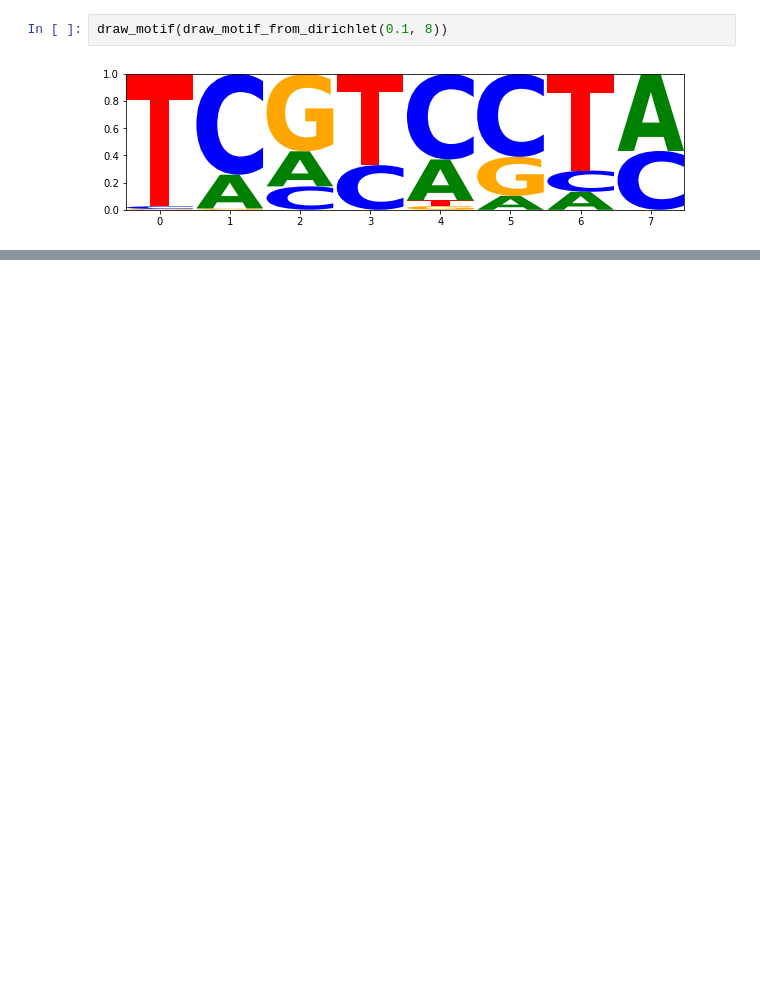
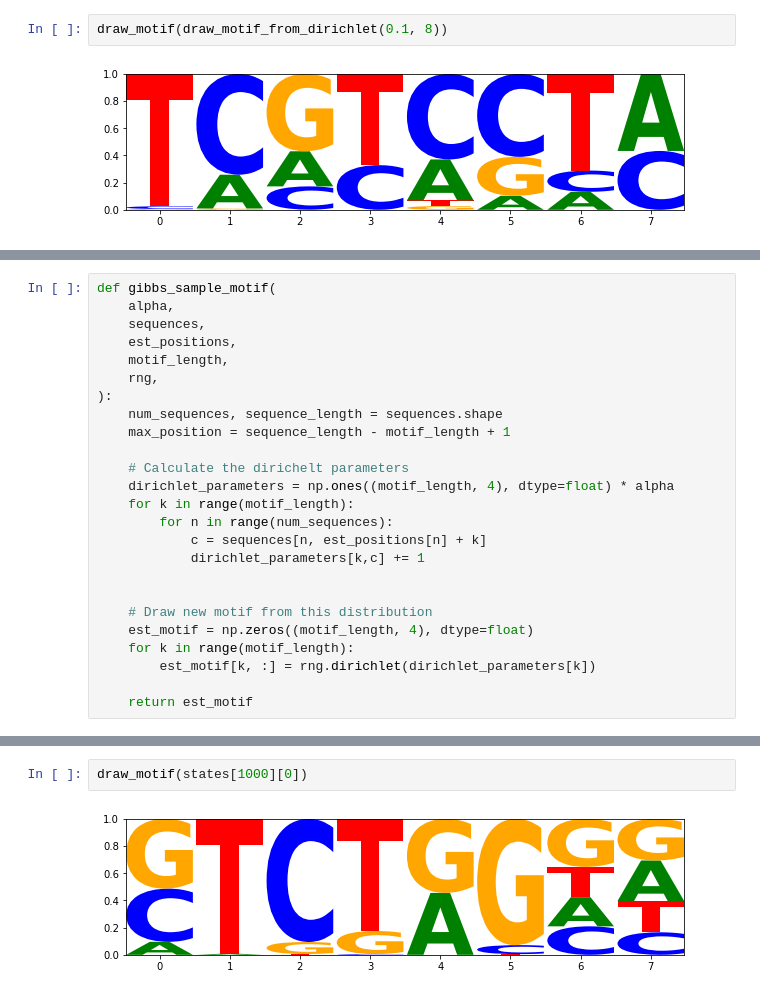
Before and after one commit to regevs/practical, a Jupyter notebook: EM.ipynb, the cells around one changed output, grey strips where cells are left out. Drawn from its saved outputs; the diff is of its cells as text; blank space fills up the shorter version.

```diff
--- a/EM.ipynb
+++ b/EM.ipynb
@@ -392,0 +437,25 @@ Entropy of estimated motif: 7.651284772923757
+# %%
+def gibbs_sample_motif(
+    alpha,
+    sequences,
+    est_positions,
+    motif_length,
+    rng,
+):
+    num_sequences, sequence_length = sequences.shape
+    max_position = sequence_length - motif_length + 1
+
+    # Calculate the dirichelt parameters
+    dirichlet_parameters = np.ones((motif_length, 4), dtype=float) * alpha
+    for k in range(motif_length):
+        for n in range(num_sequences):
+            c = sequences[n, est_positions[n] + k]
+            dirichlet_parameters[k,c] += 1
+
+
+    # Draw new motif from this distribution
+    est_motif = np.zeros((motif_length, 4), dtype=float)
+    for k in range(motif_length):
+        est_motif[k, :] = rng.dirichlet(dirichlet_parameters[k])
+
+    return est_motif
@@ -392,0 +564,4 @@ Entropy of estimated motif: 7.651284772923757
+# %%
+draw_motif(states[1000][0])
+# %% [output]
+[figure, added]
```
Also changed, not shown: parts of 45 cells of this notebook.
